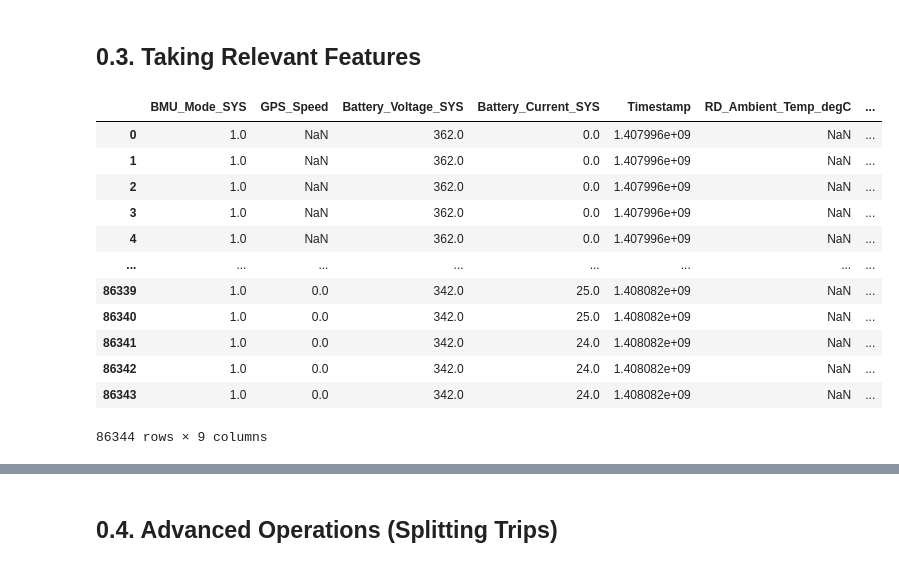
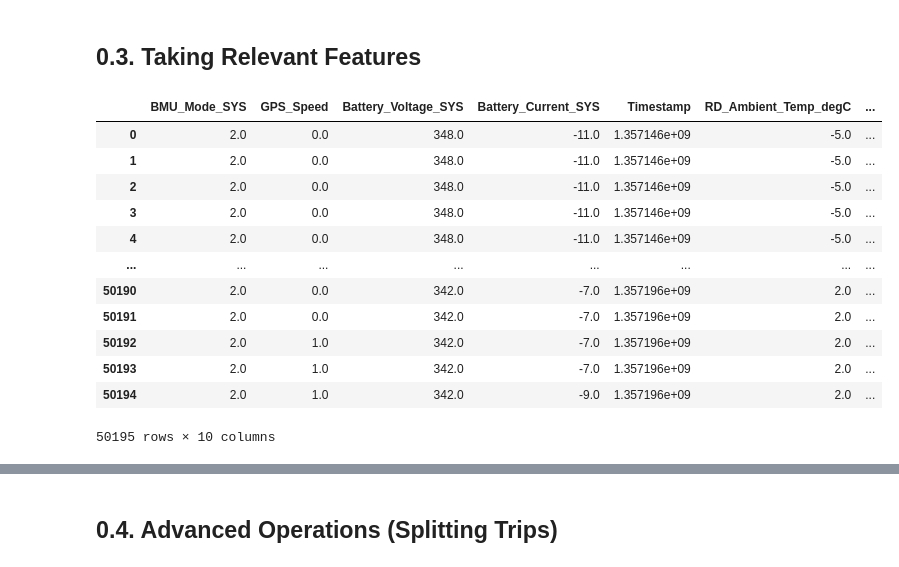
Before and after one commit to ydelipinar/Data_Based_Vehicle_Energy_Consumption_Modeling, a Jupyter notebook: ENS491_492_Project.ipynb, the cells around one changed output, grey strips where cells are left out. Drawn from its saved outputs; the diff is of its cells as text; code cells hidden in the pictures.

```diff
--- a/ENS491_492_Project.ipynb
+++ b/ENS491_492_Project.ipynb
@@ -31,8 +31,8 @@ pd.options.mode.chained_assignment = None
 ## 0.2. Understanding data
 # %%
 # Shortcut of the 'ENS491 / F22' file must be added to My Drive
-path_prefix = "../Smith_Gen2 Vehicles Data/vehicle_109"
-fname = "device_06D_2014-08-14"
+path_prefix = "../Smith_Gen2 Vehicles Data/vehicle_106"
+fname = "device_06A_2013-01-02"
 # %%
 mat = loadmat(join(path_prefix, fname))
 mat = {k:v for k, v in mat.items() if k[0] != '_'}
@@ -114,22 +114,22 @@ df.head()
 ## 0.3. Taking Relevant Features
 # %%
 # Select the desired columns from the dataframe
-df = df[['BMU_Mode_SYS','GPS_Speed','Battery_Voltage_SYS','Battery_Current_SYS','Timestamp','RD_Ambient_Temp_degC', "SOC_SYS", "CT_Air_Con_Current_RD", "CT_Heater_Current_RD"]]
+df = df[['BMU_Mode_SYS','GPS_Speed','Battery_Voltage_SYS','Battery_Current_SYS','Timestamp','RD_Ambient_Temp_degC', "SOC_SYS", "CT_Air_Con_Current_RD", "CT_Heater_Current_RD",'GPS_Altitude']]
 df
 # %% [output]
 |  | BMU_Mode_SYS | GPS_Speed | Battery_Voltage_SYS | Battery_Current_SYS | Timestamp | RD_Ambient_Temp_degC | ... |
-| 0 | 1.0 | NaN | 362.0 | 0.0 | 1.407996e+09 | NaN | ... |
-| 1 | 1.0 | NaN | 362.0 | 0.0 | 1.407996e+09 | NaN | ... |
-| 2 | 1.0 | NaN | 362.0 | 0.0 | 1.407996e+09 | NaN | ... |
-| 3 | 1.0 | NaN | 362.0 | 0.0 | 1.407996e+09 | NaN | ... |
-| 4 | 1.0 | NaN | 362.0 | 0.0 | 1.407996e+09 | NaN | ... |
+| 0 | 2.0 | 0.0 | 348.0 | -11.0 | 1.357146e+09 | -5.0 | ... |
+| 1 | 2.0 | 0.0 | 348.0 | -11.0 | 1.357146e+09 | -5.0 | ... |
+| 2 | 2.0 | 0.0 | 348.0 | -11.0 | 1.357146e+09 | -5.0 | ... |
+| 3 | 2.0 | 0.0 | 348.0 | -11.0 | 1.357146e+09 | -5.0 | ... |
+| 4 | 2.0 | 0.0 | 348.0 | -11.0 | 1.357146e+09 | -5.0 | ... |
 | ... | ... | ... | ... | ... | ... | ... | ... |
-| 86339 | 1.0 | 0.0 | 342.0 | 25.0 | 1.408082e+09 | NaN | ... |
-| 86340 | 1.0 | 0.0 | 342.0 | 25.0 | 1.408082e+09 | NaN | ... |
-| 86341 | 1.0 | 0.0 | 342.0 | 24.0 | 1.408082e+09 | NaN | ... |
-| 86342 | 1.0 | 0.0 | 342.0 | 24.0 | 1.408082e+09 | NaN | ... |
-| 86343 | 1.0 | 0.0 | 342.0 | 24.0 | 1.408082e+09 | NaN | ... |
+| 50190 | 2.0 | 0.0 | 342.0 | -7.0 | 1.357196e+09 | 2.0 | ... |
+| 50191 | 2.0 | 0.0 | 342.0 | -7.0 | 1.357196e+09 | 2.0 | ... |
+| 50192 | 2.0 | 1.0 | 342.0 | -7.0 | 1.357196e+09 | 2.0 | ... |
+| 50193 | 2.0 | 1.0 | 342.0 | -7.0 | 1.357196e+09 | 2.0 | ... |
+| 50194 | 2.0 | 1.0 | 342.0 | -9.0 | 1.357196e+09 | 2.0 | ... |
-86344 rows × 9 columns
+50195 rows × 10 columns
 # %%
 # Time decryption (np.float64 to dateTime)
 df["Timestamp"] = pd.to_datetime(df['Timestamp'], unit='s')
```
Also changed, not shown: parts of 11 cells of this notebook.
